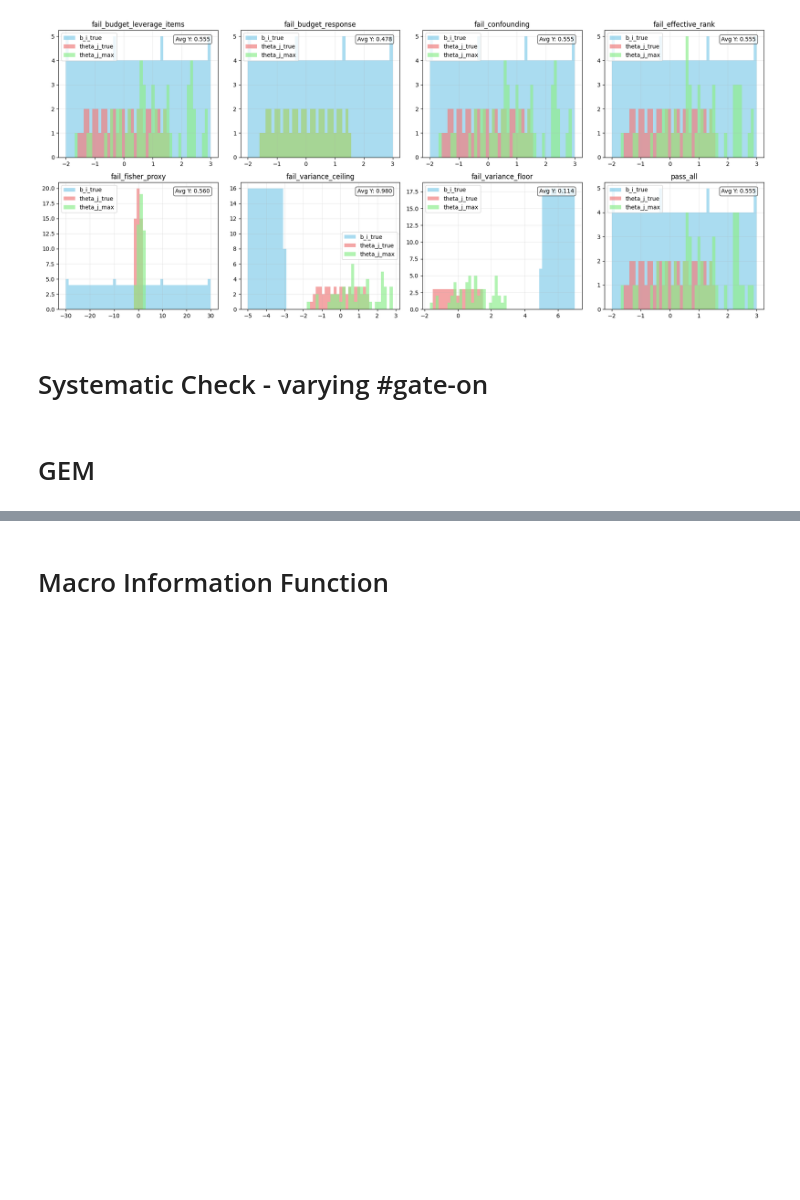
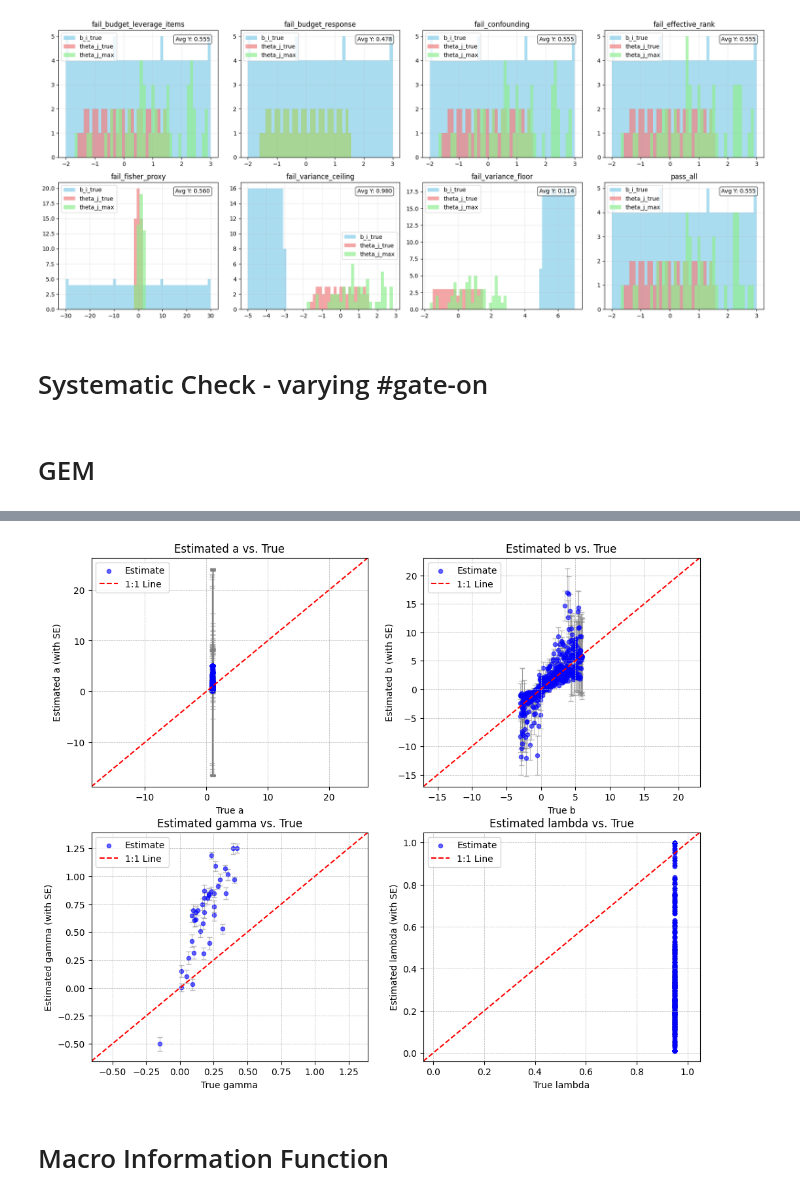
Before and after one commit to ratthachat/reasoning-aware-irt, a Jupyter notebook: notebooks/toy.ipynb, the cells around one changed output, grey strips where cells are left out. Cells and saved outputs as stored; diff of their text form; code cells hidden in the pictures; blank space fills up the shorter version.

```diff
--- a/notebooks/toy.ipynb
+++ b/notebooks/toy.ipynb
@@ -243,0 +228,17 @@ plot_parameter_scatter_with_se(axes[0], toy_data["theta_j_true"], fit_results.th
+# %%
+from reasoning_aware_irt.gem import compute_laplace_ses
+ses = compute_laplace_ses(
+        fit_results, data,
+        blocks=("a","b","lambda","gamma"),
+        ridges={"ridge_a":1e-3,"ridge_b":1e-3,"ridge_lambda":1e-5,"ridge_gamma":1e-5},
+    )
+# %%
+fig, axes = plt.subplots(2, 2, figsize=(12, 10))
+axes = axes.flatten() # Flatten the 2D array of axes for easy iteration
+
+plot_parameter_scatter_with_se(axes[0], toy_data["a_i_true"], fit_results.a_i, ses["a_laplace_se"], "a")
+plot_parameter_scatter_with_se(axes[1], toy_data["b_i_true"], fit_results.b_i, ses["b_laplace_se"], "b")
+plot_parameter_scatter_with_se(axes[2], toy_data["gamma_j_true"], fit_results.gamma_j, ses["gamma_laplace_se"], "gamma")
+plot_parameter_scatter_with_se(axes[3], toy_data["lambda_i_true"], fit_results.lambda_i, None, "lambda")
+# %% [output]
+[figure, added]
```
Also changed, not shown: parts of 10 cells of this notebook, 1 other file.
